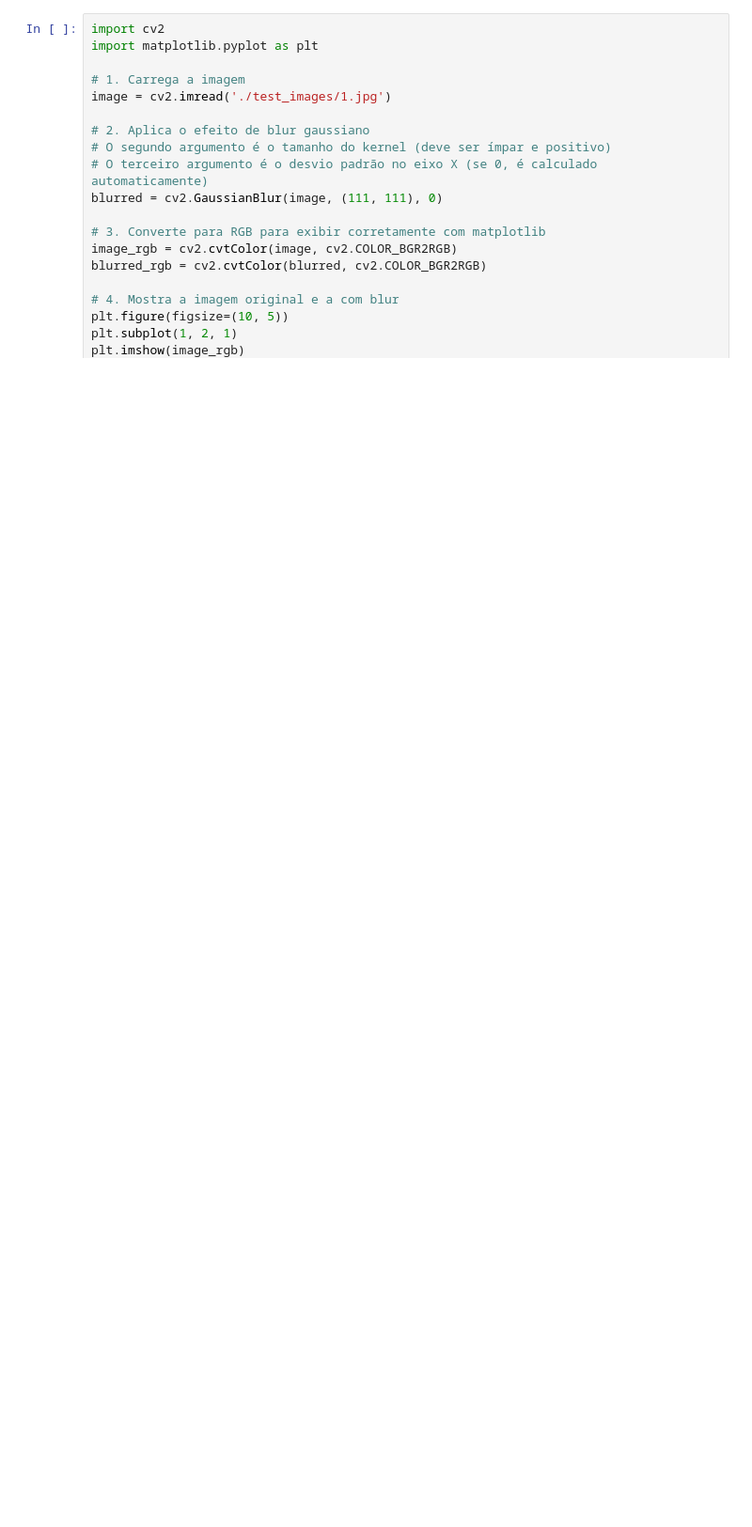
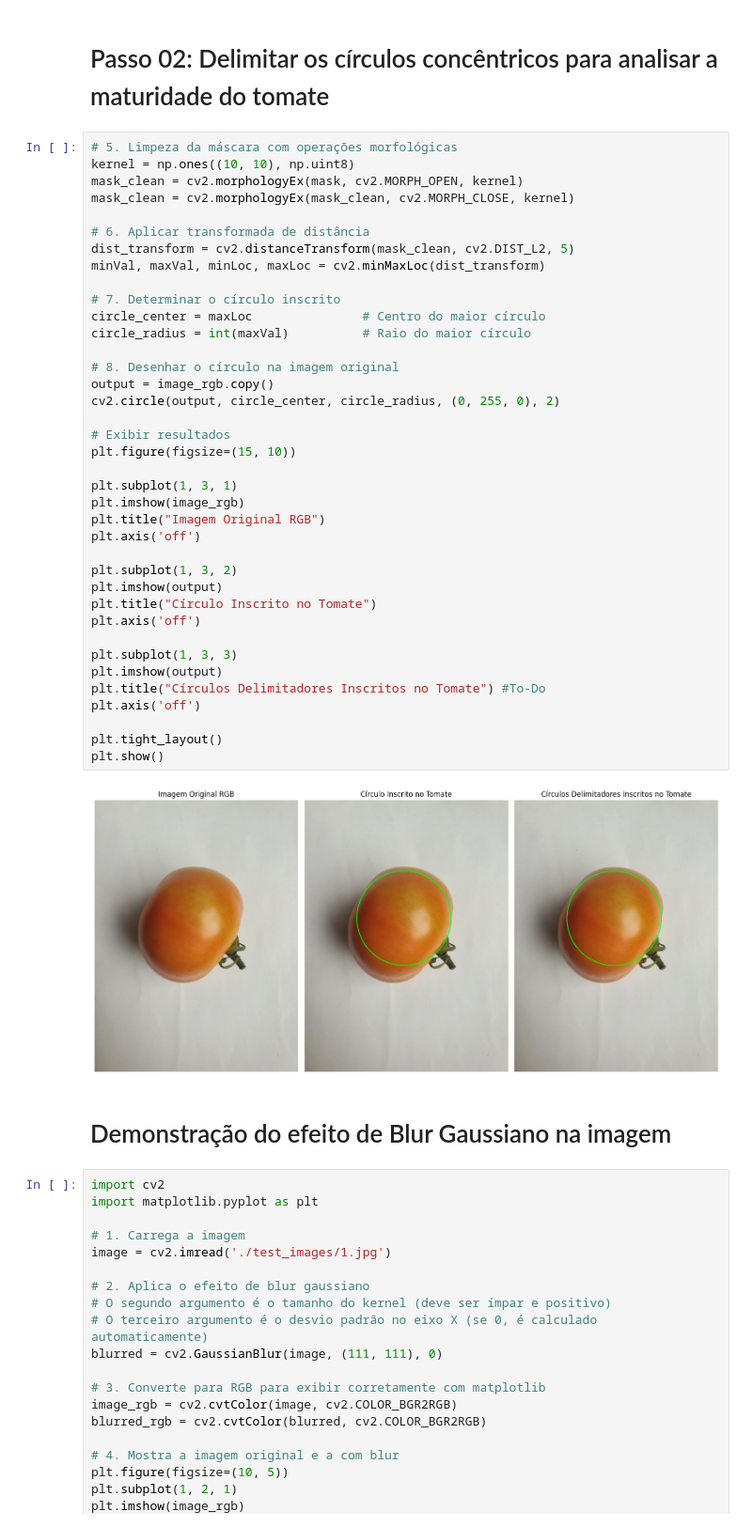
Before and after one commit to CizeLucas/Trabalho-SeminariosDeComputacao, a Jupyter notebook: dataset.ipynb, the cells around one changed output. Shown at 94% size. Drawn from its saved outputs; the diff is of its cells as text; blank space fills up the shorter version.

```diff
--- a/dataset.ipynb
+++ b/dataset.ipynb
@@ -163,3 +170,47 @@ plt.show()
+# %% [markdown]
+# Passo 02: Delimitar os círculos concêntricos para analisar a maturidade do tomate
+# %%
+# 5. Limpeza da máscara com operações morfológicas
+kernel = np.ones((10, 10), np.uint8)
+mask_clean = cv2.morphologyEx(mask, cv2.MORPH_OPEN, kernel)
+mask_clean = cv2.morphologyEx(mask_clean, cv2.MORPH_CLOSE, kernel)
+
+# 6. Aplicar transformada de distância
+dist_transform = cv2.distanceTransform(mask_clean, cv2.DIST_L2, 5)
+minVal, maxVal, minLoc, maxLoc = cv2.minMaxLoc(dist_transform)
+
+# 7. Determinar o círculo inscrito
+circle_center = maxLoc               # Centro do maior círculo
+circle_radius = int(maxVal)          # Raio do maior círculo
+
+# 8. Desenhar o círculo na imagem original
+output = image_rgb.copy()
+cv2.circle(output, circle_center, circle_radius, (0, 255, 0), 2)
+
+# Exibir resultados
+plt.figure(figsize=(15, 10))
+
+plt.subplot(1, 3, 1)
+plt.imshow(image_rgb)
+plt.title("Imagem Original RGB")
+plt.axis('off')
+
+plt.subplot(1, 3, 2)
+plt.imshow(output)
+plt.title("Círculo Inscrito no Tomate")
+plt.axis('off')
+
+plt.subplot(1, 3, 3)
+plt.imshow(output)
+plt.title("Círculos Delimitadores Inscritos no Tomate") #To-Do
+plt.axis('off')
+
+plt.tight_layout()
+plt.show()
+# %% [output]
+[figure, added]
+# %% [markdown]
+# Demonstração do efeito de Blur Gaussiano na imagem
 # %%
 import cv2
 import matplotlib.pyplot as plt
```
Also changed, not shown: parts of 6 cells of this notebook.
